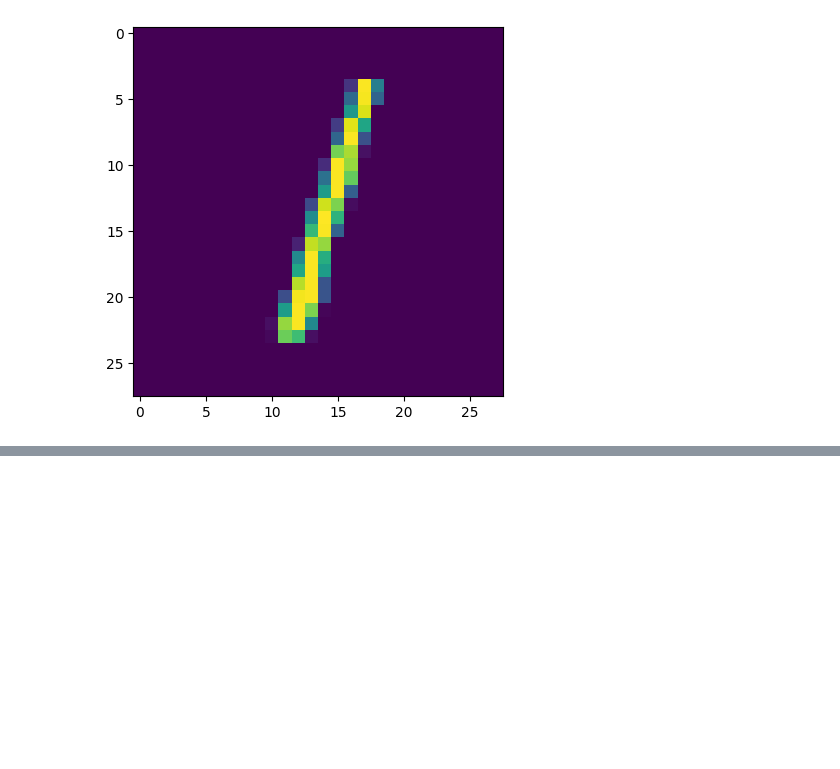
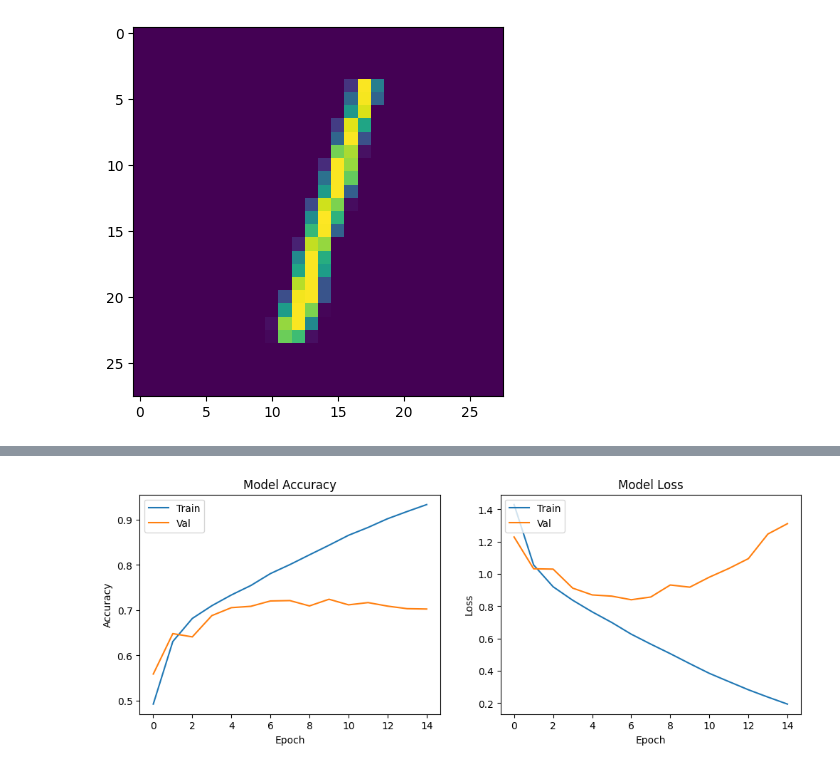
Before and after one commit to ThanhTruc297PRJ/TH_DLN, a Jupyter notebook: Buoi3.ipynb, the cells around one changed output, grey strips where cells are left out. Drawn from its saved outputs; the diff is of its cells as text; code cells hidden in the pictures; blank space fills up the shorter version.

```diff
--- a/Buoi3.ipynb
+++ b/Buoi3.ipynb
@@ -191,0 +240,18 @@ plt.show()
+# %%
+model = Sequential()
+model.add(Input(shape=input_shape))
+
+# Khối CNN thứ nhất
+model.add(Conv2D(32, kernel_size=(3, 3), activation='relu', padding='same'))
+model.add(MaxPool2D(pool_size=(2, 2)))
+
+# Khối CNN thứ hai
+model.add(Conv2D(64, kernel_size=(3, 3), activation='relu', padding='same'))
+model.add(MaxPool2D(pool_size=(2, 2)))
+
+# Phẳng hóa và kết nối đầy đủ (Dense)
+model.add(Flatten())
+model.add(Dense(128, activation='relu')) # Thêm một lớp ẩn giúp học tốt hơn cấu trúc ảnh màu
+model.add(Dense(units=num_classes, activation='softmax'))
+
+model.summary()
@@ -191,0 +280,4 @@ plt.show()
+# %%
+model.compile(optimizer='adam', loss='categorical_crossentropy', metrics=['accuracy'])
+
+model_fit = model.fit(X_train, y_train, batch_size=64, epochs=15, validation_split=0.1, verbose=1)
@@ -191,0 +302,23 @@ plt.show()
+# %%
+# Đồ thị Accuracy
+plt.figure(figsize=(12, 4))
+plt.subplot(1, 2, 1)
+plt.plot(model_fit.history['accuracy'])
+plt.plot(model_fit.history['val_accuracy'])
+plt.title('Model Accuracy')
+plt.ylabel('Accuracy')
+plt.xlabel('Epoch')
+plt.legend(['Train', 'Val'], loc='upper left')
+
+# Đồ thị Loss
+plt.subplot(1, 2, 2)
+plt.plot(model_fit.history['loss'])
+plt.plot(model_fit.history['val_loss'])
+plt.title('Model Loss')
+plt.ylabel('Loss')
+plt.xlabel('Epoch')
+plt.legend(['Train', 'Val'], loc='upper left')
+
+plt.show()
+# %% [output]
+[figure, added]
```
Also changed, not shown: parts of 14 cells of this notebook.
